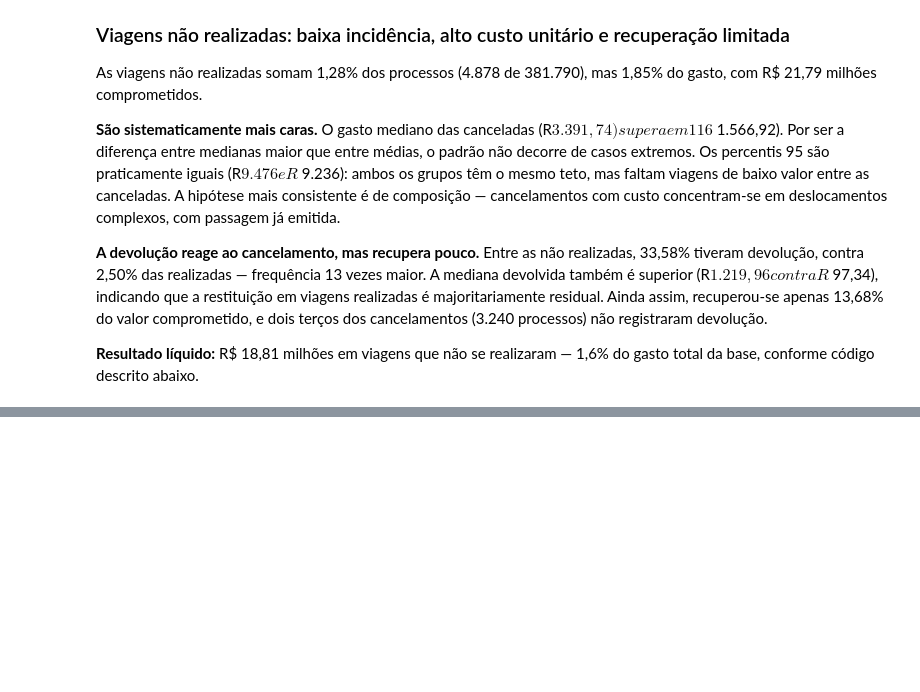
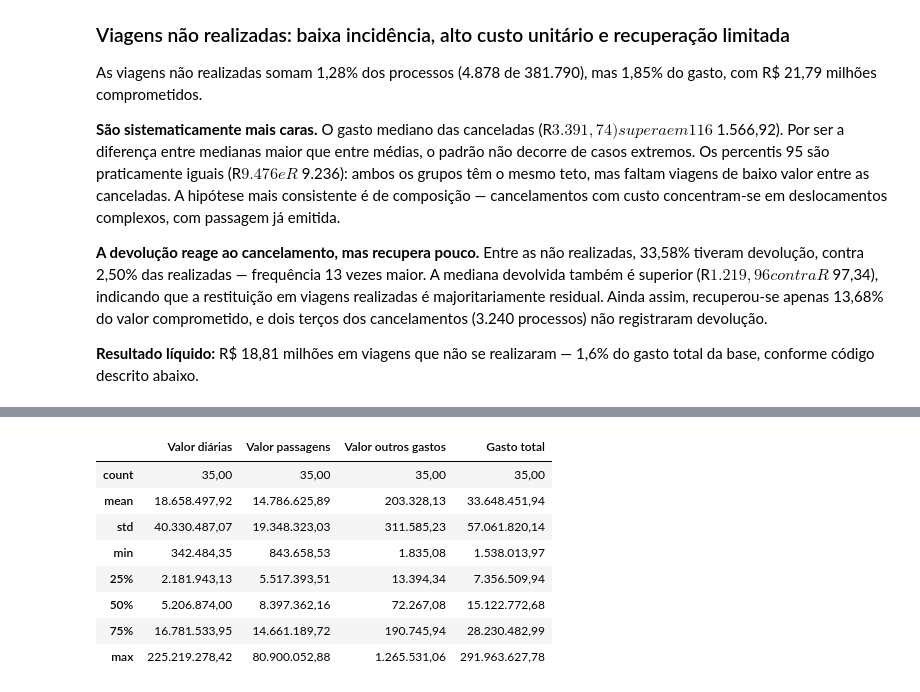
Before and after one commit to rafael-m-ferreira/caixaverso_projeto_final, a Jupyter notebook: notebooks/analise.ipynb, the cells around one changed output, grey strips where cells are left out. Saved outputs shown, nothing was run; the diff lists cells and outputs as text; code cells hidden in the pictures; blank space fills up the shorter version.

```diff
--- a/notebooks/analise.ipynb
+++ b/notebooks/analise.ipynb
@@ -437,0 +368,12 @@ resumo.sort_values('Nome do órgão superior')
+# %%
+df_valores_de_viagens_agrupados_por_orgao.describe()
+# %% [output]
+|  | Valor diárias | Valor passagens | Valor outros gastos | Gasto total |
+| count | 35,00 | 35,00 | 35,00 | 35,00 |
+| mean | 18.658.497,92 | 14.786.625,89 | 203.328,13 | 33.648.451,94 |
+| std | 40.330.487,07 | 19.348.323,03 | 311.585,23 | 57.061.820,14 |
+| min | 342.484,35 | 843.658,53 | 1.835,08 | 1.538.013,97 |
+| 25% | 2.181.943,13 | 5.517.393,51 | 13.394,34 | 7.356.509,94 |
+| 50% | 5.206.874,00 | 8.397.362,16 | 72.267,08 | 15.122.772,68 |
+| 75% | 16.781.533,95 | 14.661.189,72 | 190.745,94 | 28.230.482,99 |
+| max | 225.219.278,42 | 80.900.052,88 | 1.265.531,06 | 291.963.627,78 |
```
Also changed, not shown: parts of 21 cells of this notebook.
